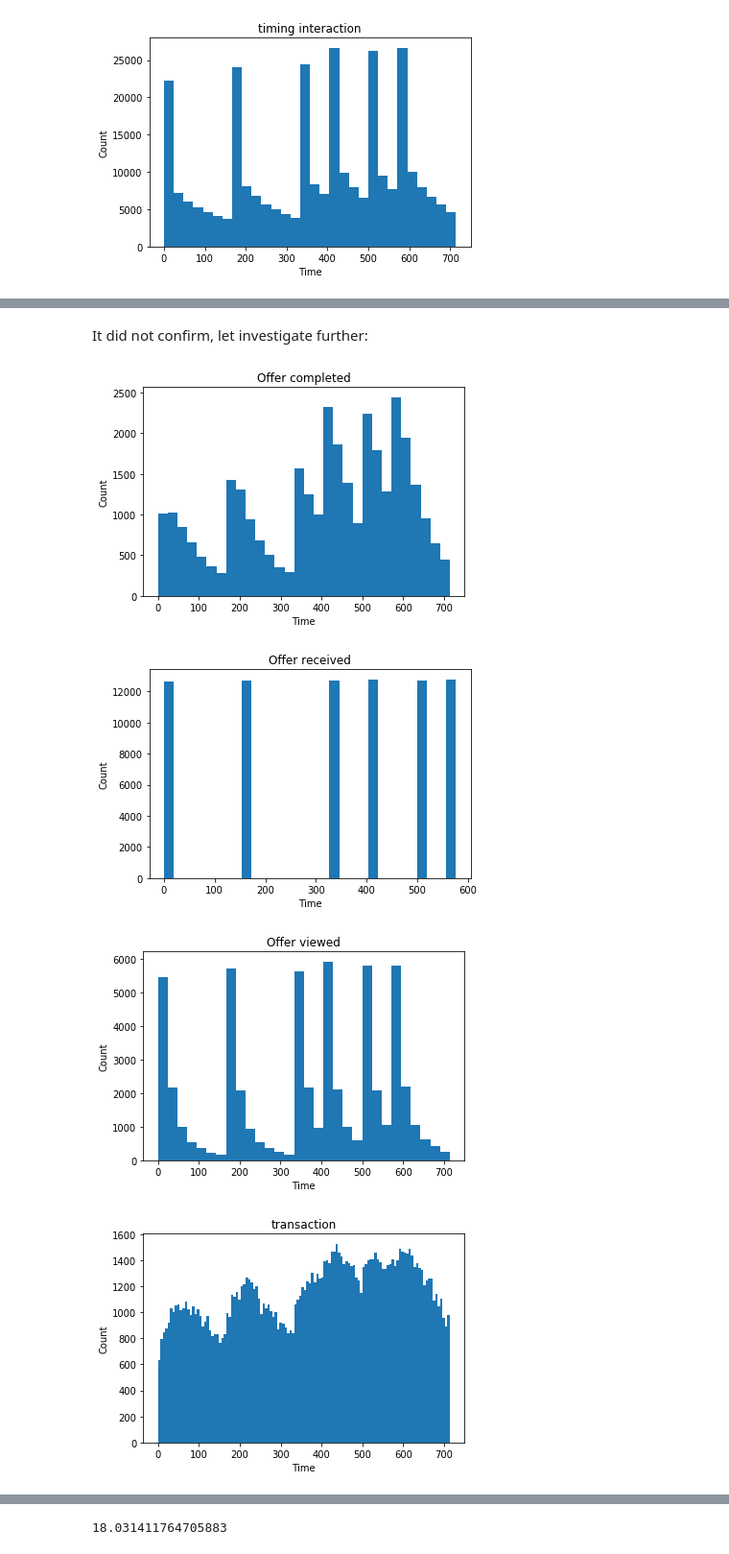
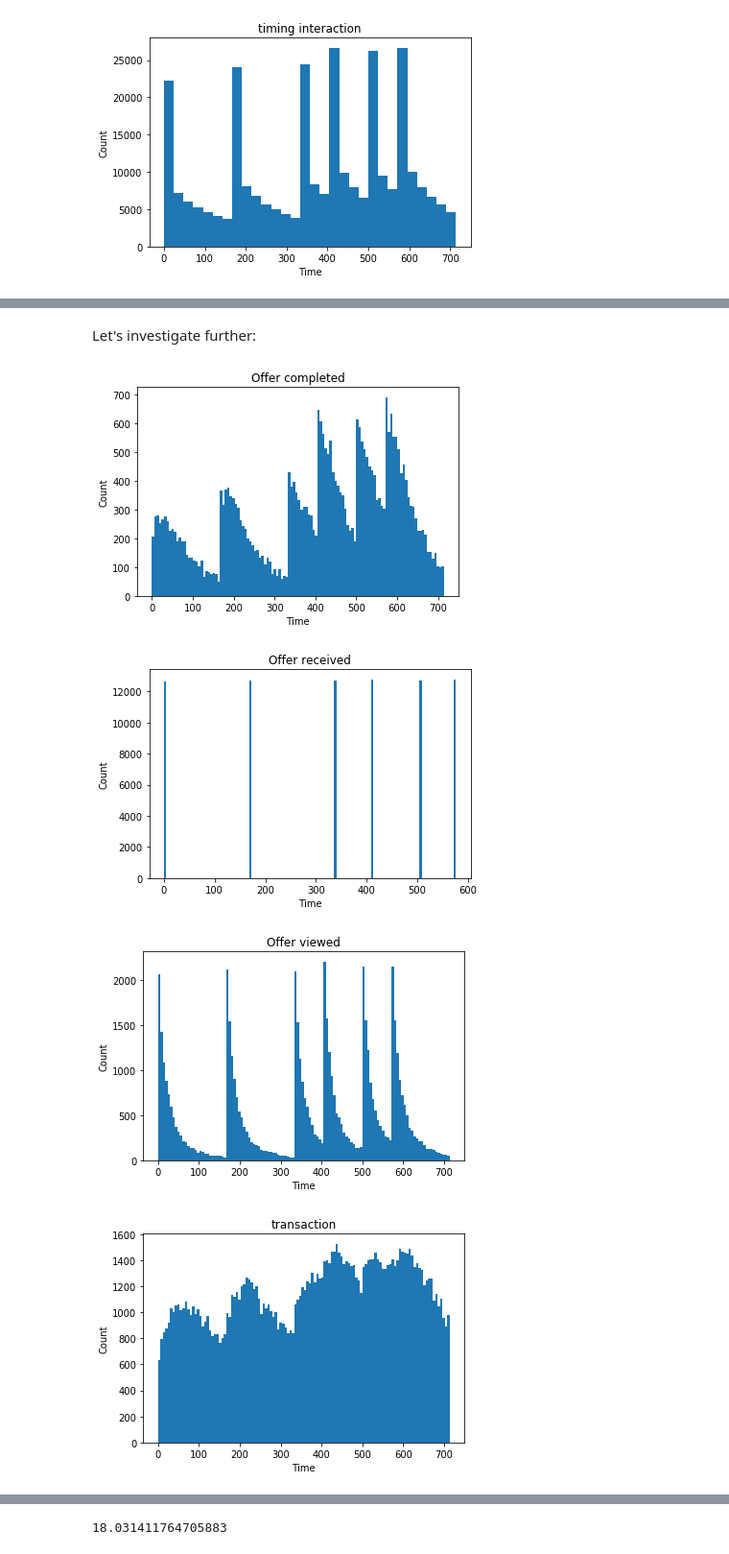
Before and after one commit to adfr/Starbucks, a Jupyter notebook: Starbucks_Capstone_notebook.ipynb, the cells around one changed output, grey strips where cells are left out. Shown: that part at 96% size. Cells and saved outputs as stored; diff of their text form; code cells hidden in the pictures.

```diff
--- a/Starbucks_Capstone_notebook.ipynb
+++ b/Starbucks_Capstone_notebook.ipynb
@@ -245,33 +238,33 @@ transcript[transcript.time==0].groupby('event' ).count()
-# %% [markdown]
-It did not confirm, let investigate further:
+# %% [markdown]
+Let's investigate further:
 # %%
-plt.hist(transcript.time[transcript.event=='offer completed'], bins = 30);
+plt.hist(transcript.time[transcript.event=='offer completed'], bins = 120);
 plt.xlabel('Time');
 plt.ylabel('Count');
 plt.title('Offer completed');
 plt.show()
 
-plt.hist(transcript.time[transcript.event=='offer received'], bins = 30);
+plt.hist(transcript.time[transcript.event=='offer received'], bins = 120);
 plt.xlabel('Time');
 plt.ylabel('Count');
 plt.title('Offer received');
 plt.show()
 
-plt.hist(transcript.time[transcript.event=='offer viewed'], bins = 30);
+plt.hist(transcript.time[transcript.event=='offer viewed'], bins = 120);
 plt.xlabel('Time');
 plt.ylabel('Count');
 plt.title('Offer viewed');
 plt.show()
 
 
 plt.hist(transcript.time[transcript.event=='transaction'], bins = 120);
 plt.xlabel('Time');
 plt.ylabel('Count');
 plt.title('transaction');
 plt.show()
 # %% [output]
-[figure, old version]
+[figure, new version]
-[figure, old version]
+[figure, new version]
-[figure, old version]
+[figure, new version]
 [figure]
 # %% [markdown]
```
Also changed, not shown: parts of 20 cells of this notebook, 7 other files.
